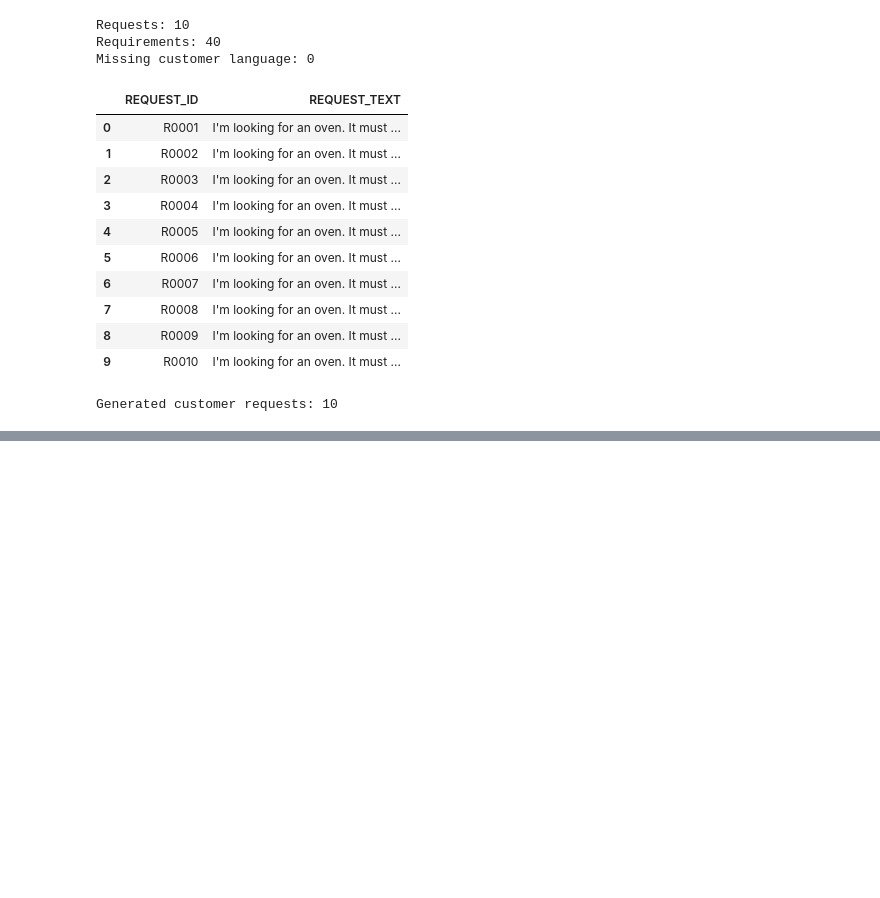
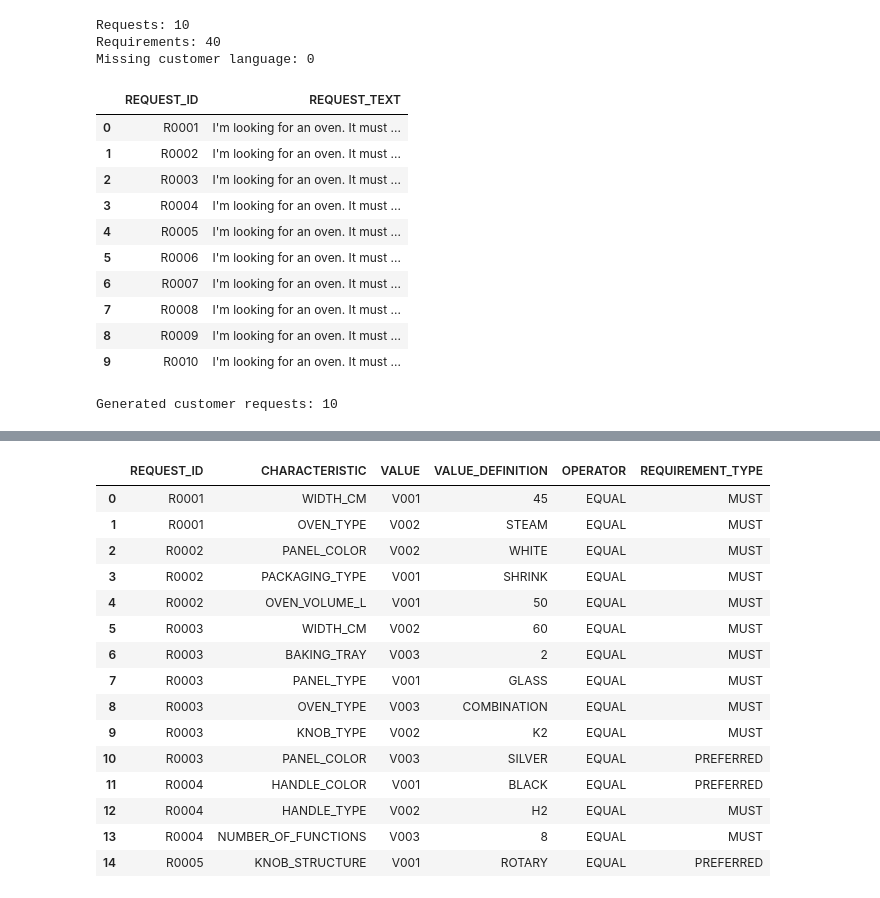
Before and after one commit to bnlozc/oven-product-matching, a Jupyter notebook: notebooks/02_customer_request_generation.ipynb, the cells around one changed output, grey strips where cells are left out. Saved outputs shown, nothing was run; the diff lists cells and outputs as text; code cells hidden in the pictures; blank space fills up the shorter version.

```diff
--- a/notebooks/02_customer_request_generation.ipynb
+++ b/notebooks/02_customer_request_generation.ipynb
@@ -1410,0 +3405,63 @@ Generated customer requests: 10
+# %%
+# Step 55 - Expand structured ground truth to 1,000 requests
+
+TARGET_REQUESTS = 1000
+
+# Existing pilot dataset
+existing_request_count = batch_ground_truth["REQUEST_ID"].nunique()
+
+additional_requests = TARGET_REQUESTS - existing_request_count
+
+print("Existing requests:", existing_request_count)
+print("Additional requests needed:", additional_requests)
+
+assert additional_requests >= 0
+
+# Reproducible random generator
+rng_expansion = np.random.default_rng(2026)
+
+# Generate additional structured requests
+if additional_requests > 0:
+
+    new_ground_truth = generate_expanded_ground_truth(
+        n_requests=additional_requests,
+        start_id=existing_request_count + 1,
+        rng=rng_expansion,
+        generation_profile=generation_profile,
+        sampling_weights=sampling_weights,
+        min_characteristics=2,
+        max_characteristics=6
+    )
+
+    expanded_ground_truth = pd.concat(
+        [batch_ground_truth, new_ground_truth],
+        ignore_index=True
+    )
+
+else:
+    expanded_ground_truth = batch_ground_truth.copy()
+
+# Basic validation
+total_requests = expanded_ground_truth["REQUEST_ID"].nunique()
+
+duplicate_assignments = expanded_ground_truth.duplicated(
+    subset=["REQUEST_ID", "CHARACTERISTIC"]
+).sum()
+
+contains_excluded = expanded_ground_truth[
+    "CHARACTERISTIC"
+].eq("OVEN_FUNCTIONS").any()
+
+print("\nEXPANDED DATASET SUMMARY")
+print("-" * 40)
+print("Total requests:", total_requests)
+print("Total requirements:", len(expanded_ground_truth))
+print("Duplicate characteristic assignments:", duplicate_assignments)
+print("Contains OVEN_FUNCTIONS:", contains_excluded)
+
+assert total_requests == TARGET_REQUESTS
+assert duplicate_assignments == 0
+assert not contains_excluded
+
+display(expanded_ground_truth.head(15))
+# %% [output]
@@ -1410,0 +3477,16 @@ Generated customer requests: 10
+|  | REQUEST_ID | CHARACTERISTIC | VALUE | VALUE_DEFINITION | OPERATOR | REQUIREMENT_TYPE |
+| 0 | R0001 | WIDTH_CM | V001 | 45 | EQUAL | MUST |
+| 1 | R0001 | OVEN_TYPE | V002 | STEAM | EQUAL | MUST |
+| 2 | R0002 | PANEL_COLOR | V002 | WHITE | EQUAL | MUST |
+| 3 | R0002 | PACKAGING_TYPE | V001 | SHRINK | EQUAL | MUST |
+| 4 | R0002 | OVEN_VOLUME_L | V001 | 50 | EQUAL | MUST |
+| 5 | R0003 | WIDTH_CM | V002 | 60 | EQUAL | MUST |
+| 6 | R0003 | BAKING_TRAY | V003 | 2 | EQUAL | MUST |
+| 7 | R0003 | PANEL_TYPE | V001 | GLASS | EQUAL | MUST |
+| 8 | R0003 | OVEN_TYPE | V003 | COMBINATION | EQUAL | MUST |
+| 9 | R0003 | KNOB_TYPE | V002 | K2 | EQUAL | MUST |
+| 10 | R0003 | PANEL_COLOR | V003 | SILVER | EQUAL | PREFERRED |
+| 11 | R0004 | HANDLE_COLOR | V001 | BLACK | EQUAL | PREFERRED |
+| 12 | R0004 | HANDLE_TYPE | V002 | H2 | EQUAL | MUST |
+| 13 | R0004 | NUMBER_OF_FUNCTIONS | V003 | 8 | EQUAL | MUST |
+| 14 | R0005 | KNOB_STRUCTURE | V001 | ROTARY | EQUAL | PREFERRED |
```
Also changed, not shown: parts of 104 cells of this notebook, 22 other files.
